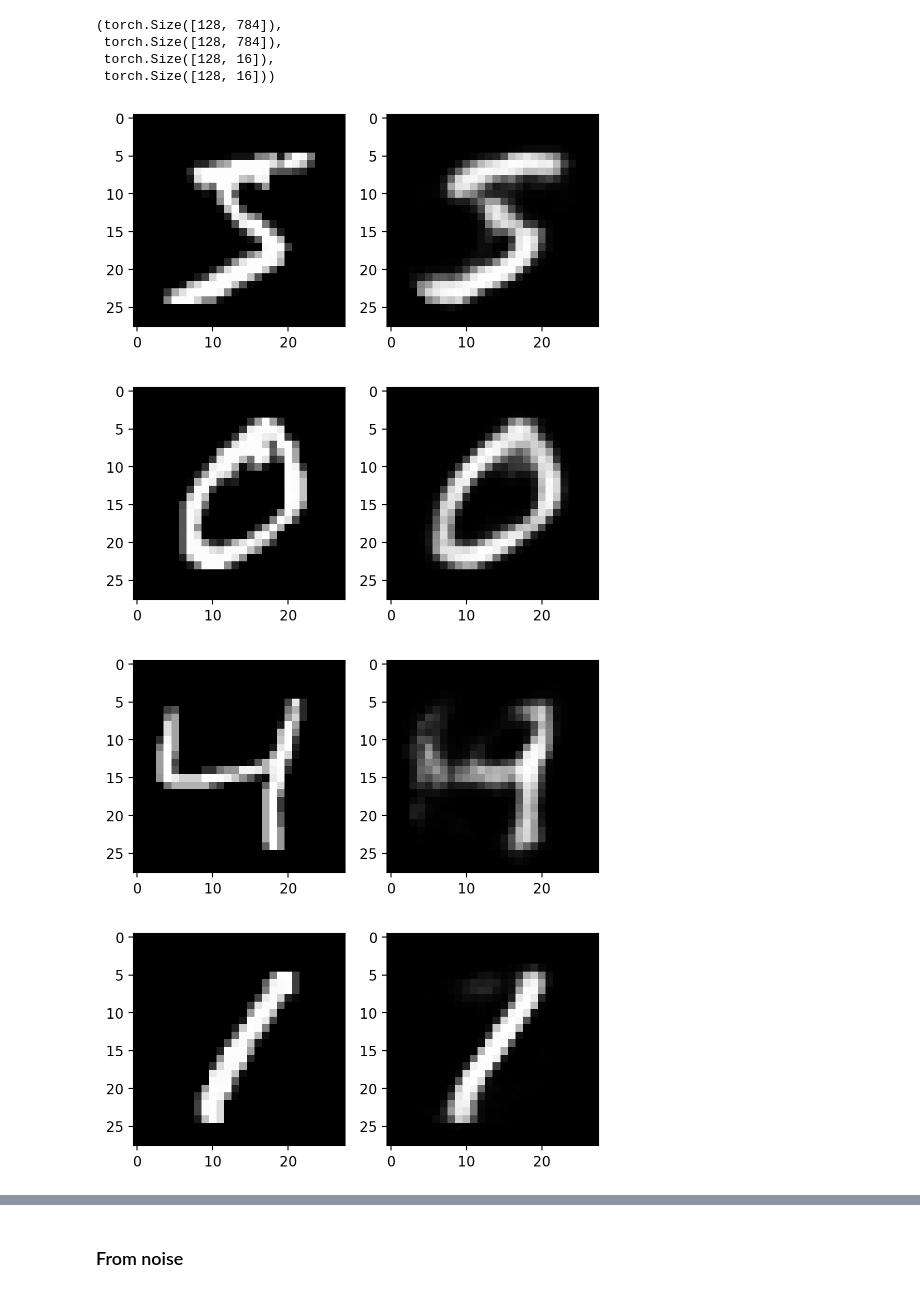
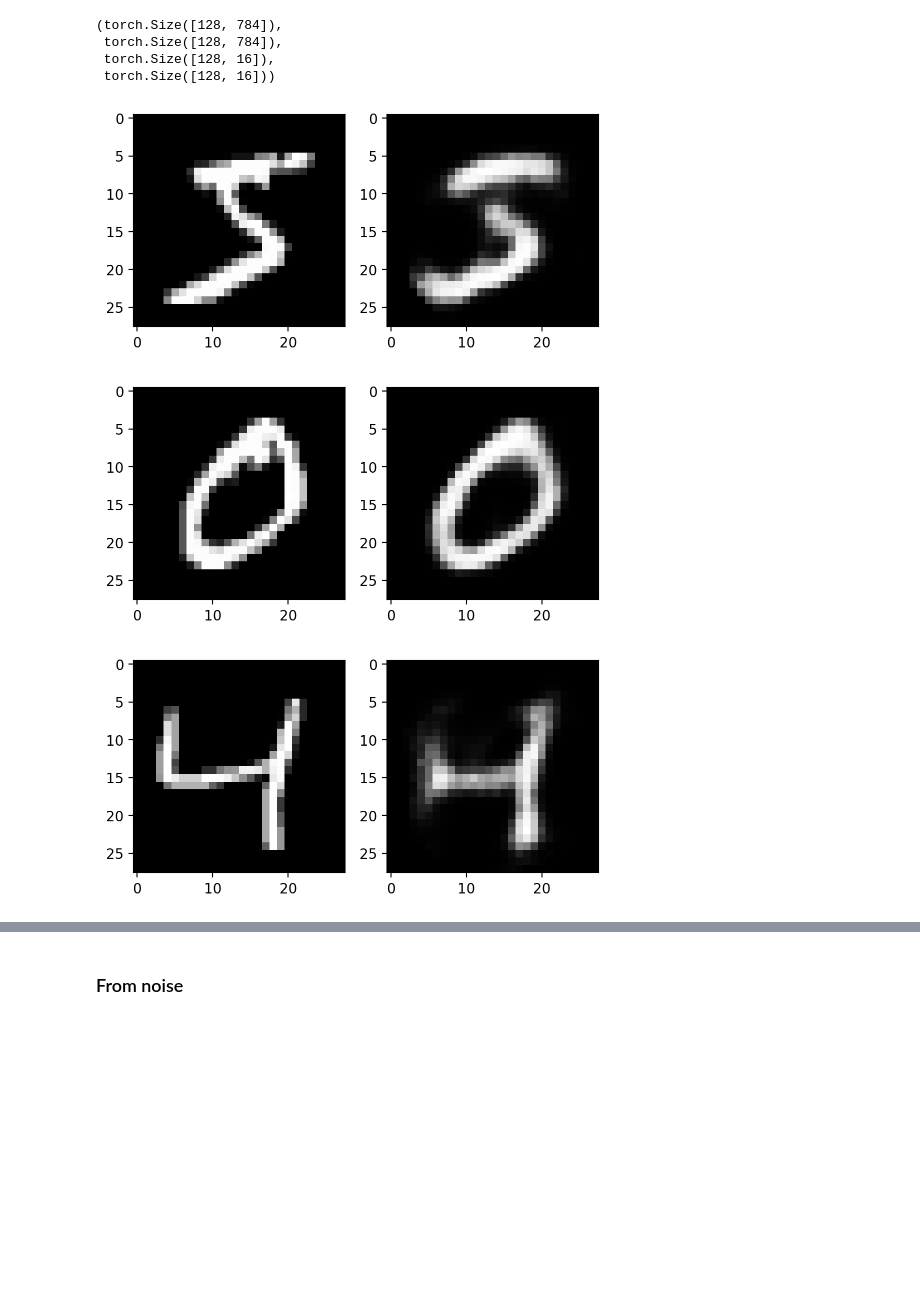
Before and after one commit to artmerinov/VAE, a Jupyter notebook: variational_autoencoder.ipynb, the cells around one changed output, grey strips where cells are left out. Saved outputs shown, nothing was run; the diff lists cells and outputs as text; code cells hidden in the pictures; blank space fills up the shorter version.

```diff
--- a/variational_autoencoder.ipynb
+++ b/variational_autoencoder.ipynb
@@ -96,7 +97,7 @@ dataloader = torch.utils.data.DataLoader(dataset=data, batch_size=128, shuffle=T
 for x, _ in tqdm(dataloader):
     break
 # %%
-epochs = 10
+epochs = 5
 latent_dim = 16
 
 device = 'cuda' if torch.cuda.is_available() else 'cpu'
@@ -157,21 +158,20 @@ x.size(), x_hat.size(), mu.size(), log_sd.size()
  torch.Size([128, 16]),
  torch.Size([128, 16]))
 # %%
-for i in range(10):
+for i in range(3):
 
     fig, (ax1, ax2) = plt.subplots(nrows=1, ncols=2, figsize=(6,3))
 
     ex = data[i][0][0]
     ax1.imshow(ex, cmap='gray');
 
     ex_inp = ex.unsqueeze(0)
     ex_inp = torch.flatten(ex_inp, start_dim=1, end_dim=-1)
     ex_inp_hat, _, _ = model(ex_inp.to(device))
     ax2.imshow(ex_inp_hat.view(28,28).cpu().detach().numpy(), cmap='gray');
 
     plt.show()
 # %% [output]
-[figure, old version]
+[figure, new version]
-[figure, old version]
+[figure, new version]
-[figure, old version]
+[figure, new version]
-[figure, removed]
```
Also changed, not shown: parts of 11 cells of this notebook, 2 other files.
